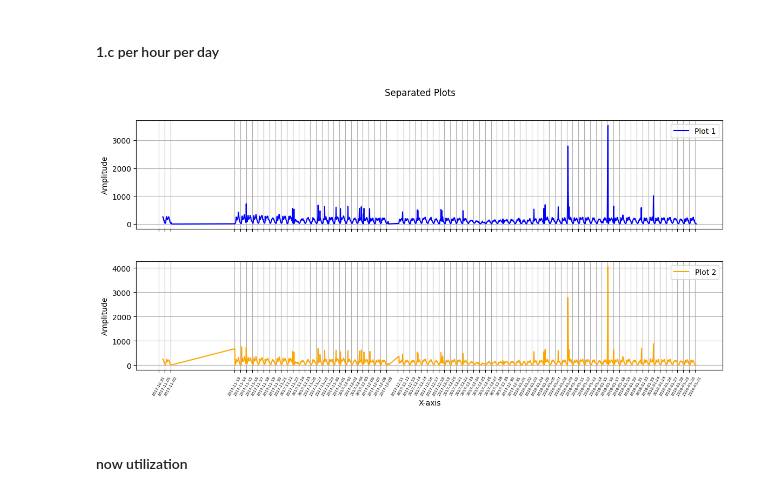
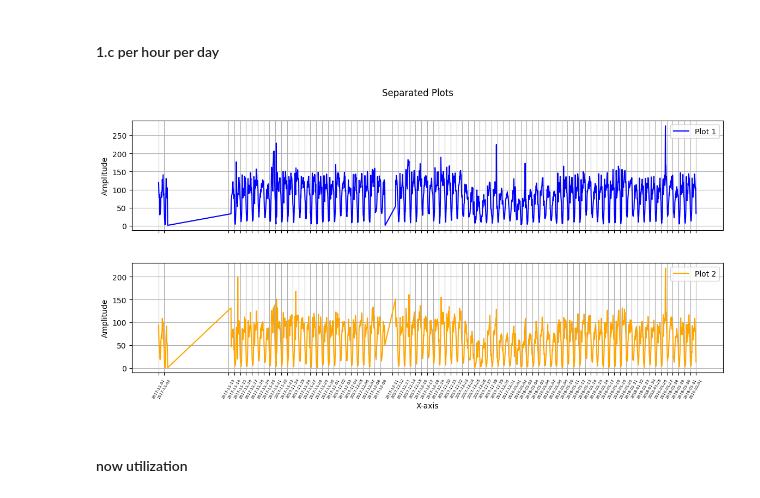
Before and after one commit to A-M-Alizadeh/MobilityLabs, a Jupyter notebook: Lab1.ipynb, the cells around one changed output. Drawn from its saved outputs; the diff is of its cells as text; code cells hidden in the pictures.

```diff
--- a/Lab1.ipynb
+++ b/Lab1.ipynb
@@ -480,8 +480,8 @@ def oopsPipeline(city,start_unix_time,end_unix_time):
 ]
 # %%
 
-book_data = list(permenant_booking.aggregate(oopsPipeline('Seattle',start_unix_time,end_unix_time)))
-park_data = list(permenant_parking.aggregate(oopsPipeline('Seattle',start_unix_time,end_unix_time)))
+book_data = list(enjoy_permenant_booking.aggregate(oopsPipeline('Torino',start_unix_time,end_unix_time)))
+park_data = list(enjoy_permenant_parking.aggregate(oopsPipeline('Torino',start_unix_time,end_unix_time)))
 # print(book_data)
 
 flattened_data = []
@@ -521,34 +521,34 @@ for entry in flattened_park_data:
 # print(all_values)
 #-------------------------------------------------
 unique_dates = sorted(set(date.date() for date in all_dates))
 
 # plt.figure(figsize=(14, 6))
 
 fig, axs = plt.subplots(2, 1, figsize=(14, 6), sharex=True)
 # Plot the first set of data
 axs[0].plot(all_dates, all_values, label='Plot 1', color='blue')
 # Plot the second set of data with some separation
 axs[1].plot(park_all_dates, park_all_values, label='Plot 2', color='orange')
 # Adjust the vertical spacing between subplots
 plt.subplots_adjust(hspace=0.3)
 # Add labels and title
 axs[0].set_ylabel('Amplitude')
 axs[1].set_xlabel('X-axis')
 axs[1].set_ylabel('Amplitude')
 fig.suptitle('Separated Plots')
 axs[0].legend()
 axs[1].legend()
 axs[0].grid()
 axs[1].grid()
 
 axs[0].set_xticks(unique_dates)
 axs[1].set_xticks(unique_dates)
 axs[0].set_xticklabels(unique_dates,rotation=60, fontsize=5, minor=False)
 axs[1].set_xticklabels(unique_dates,rotation=60, fontsize=5, minor=False)
 
 plt.show()
 # %% [output]
-[figure, old version]
+[figure, new version]
 # %% [markdown]
 #### now utilization
 # %% [markdown]
```
Also changed, not shown: parts of 9 cells of this notebook.
